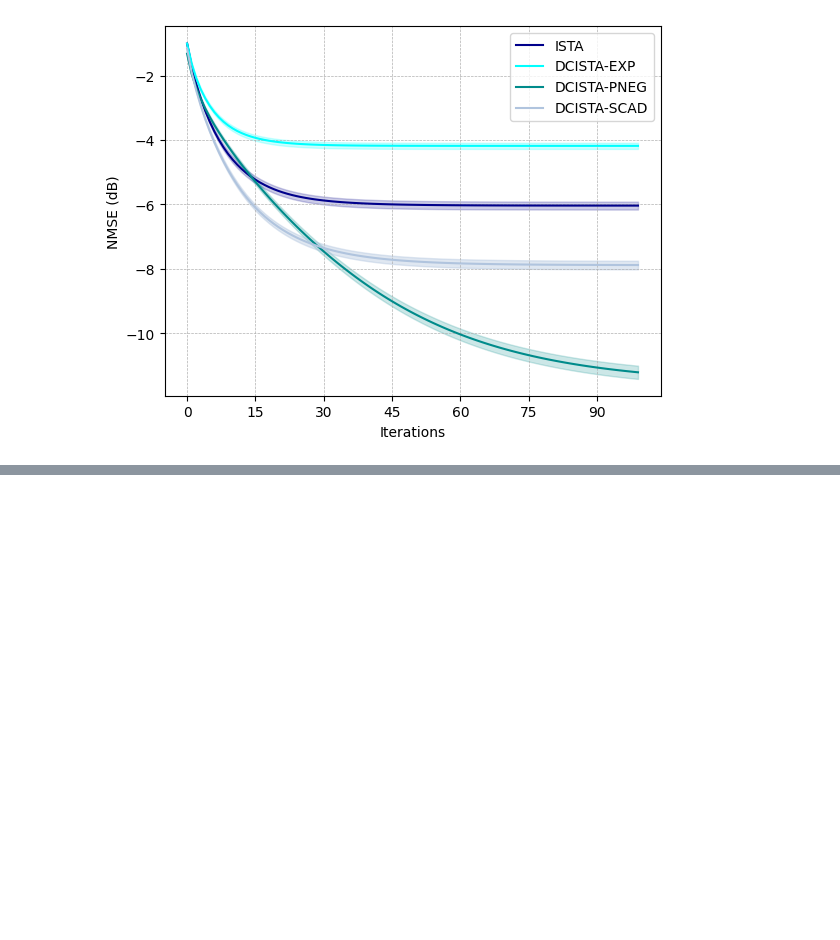
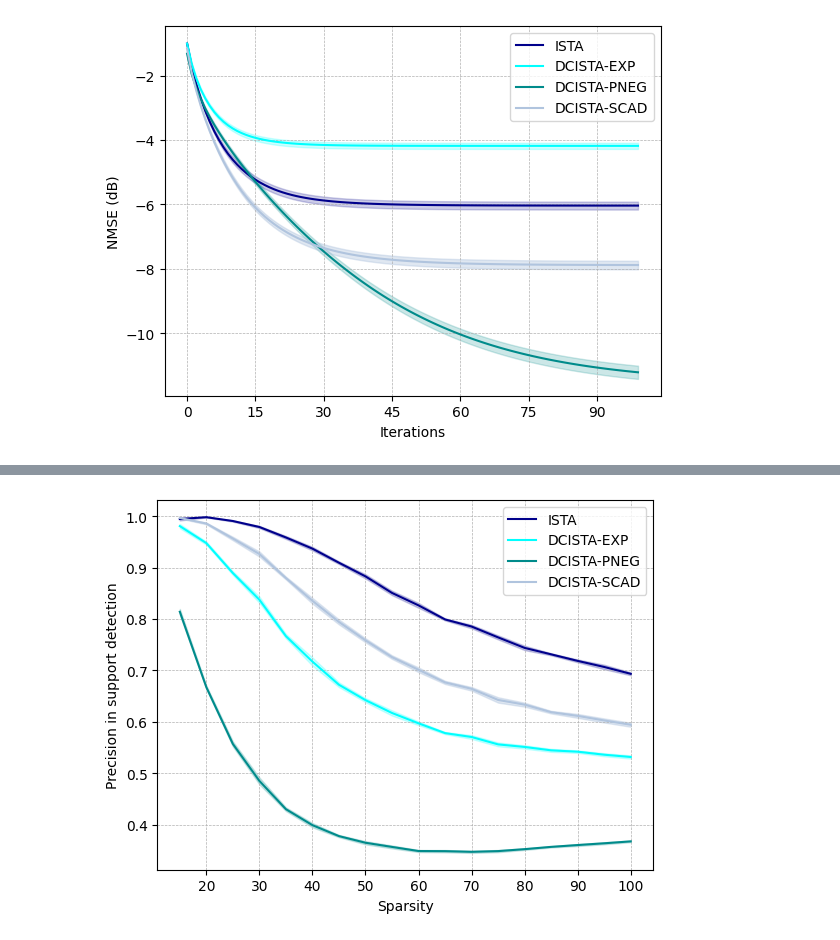
Before and after one commit to LeoDiNino97/NonconvexSparseLearningUnrolledSCA, a Jupyter notebook: Sparse analysis/ISTA_DCISTA.ipynb, the cells around one changed output, grey strips where cells are left out. Drawn from its saved outputs; the diff is of its cells as text; code cells hidden in the pictures; blank space fills up the shorter version.

```diff
--- a/Sparse analysis/ISTA_DCISTA.ipynb
+++ b/Sparse analysis/ISTA_DCISTA.ipynb
@@ -301,0 +470,49 @@ plt.legend()
+# %%
+ISTA_precs = ISTA_precs.numpy()
+DCISTA_precs_EXP = DCISTA_precs_EXP.numpy()
+DCISTA_precs_PNEG = DCISTA_precs_PNEG.numpy()
+DCISTA_precs_SCAD = DCISTA_precs_SCAD.numpy()
+# %%
+ps = [p * 500 for p in ps]
+# %%
+plt.plot(ps[3:], np.mean(ISTA_precs, axis = 0)[3:], label='ISTA', color='darkblue')
+plt.fill_between(ps[3:],
+                np.mean(ISTA_precs, axis = 0)[3:] - (2/np.sqrt(ISTA_precs.shape[1])) * np.std(ISTA_precs, axis = 0)[3:],
+                np.mean(ISTA_precs, axis = 0)[3:] + (2/np.sqrt(ISTA_precs.shape[1])) * np.std(ISTA_precs, axis = 0)[3:],
+                color='darkblue',
+                alpha=0.2)
+
+plt.plot(ps[3:], np.mean(DCISTA_precs_EXP, axis = 0)[3:], label='DCISTA-EXP', color='aqua')
+plt.fill_between(ps[3:],
+                np.mean(DCISTA_precs_EXP, axis = 0)[3:] - (2/np.sqrt(DCISTA_precs_EXP.shape[1]))* np.std(DCISTA_precs_EXP, axis = 0)[3:],
+                np.mean(DCISTA_precs_EXP, axis = 0)[3:] + (2/np.sqrt(DCISTA_precs_EXP.shape[1])) * np.std(DCISTA_precs_EXP, axis = 0)[3:],
+                color='aqua',
+                alpha=0.2)
+
+plt.plot(ps[3:], np.mean(DCISTA_precs_PNEG, axis = 0)[3:], label='DCISTA-PNEG', color='darkcyan')
+plt.fill_between(ps[3:],
+                np.mean(DCISTA_precs_PNEG, axis = 0)[3:] - (2/np.sqrt(DCISTA_precs_PNEG.shape[1])) * np.std(DCISTA_precs_PNEG, axis = 0)[3:],
+                np.mean(DCISTA_precs_PNEG, axis = 0)[3:] + (2/np.sqrt(DCISTA_precs_PNEG.shape[1])) * np.std(DCISTA_precs_PNEG, axis = 0)[3:],
+                color='darkcyan',
+                alpha=0.2)
+
+plt.plot(ps[3:], np.mean(DCISTA_precs_SCAD, axis = 0)[3:], label='DCISTA-SCAD', color='lightsteelblue')
+plt.fill_between(ps[3:],
+                np.mean(DCISTA_precs_SCAD, axis = 0)[3:] - (2/np.sqrt(DCISTA_precs_SCAD.shape[1])) * np.std(DCISTA_precs_SCAD, axis = 0)[3:],
+                np.mean(DCISTA_precs_SCAD, axis = 0)[3:] + (2/np.sqrt(DCISTA_precs_SCAD.shape[1])) * np.std(DCISTA_precs_SCAD, axis = 0)[3:],
+                color='lightsteelblue',
+                alpha=0.4)
+
+plt.xticks(ps[3:])
+
+plt.ylabel('Precision in support detection')
+plt.xlabel('Sparsity')
+
+plt.gca().xaxis.set_major_locator(MaxNLocator(integer=True))
+
+plt.grid(True, which="both", ls="--", linewidth=0.5)
+plt.legend()
+
+plt.savefig(r"2_4_4.png", dpi = 600)
+# %% [output]
+[figure, added]
```
Also changed, not shown: parts of 7 cells of this notebook, 6 other files.
